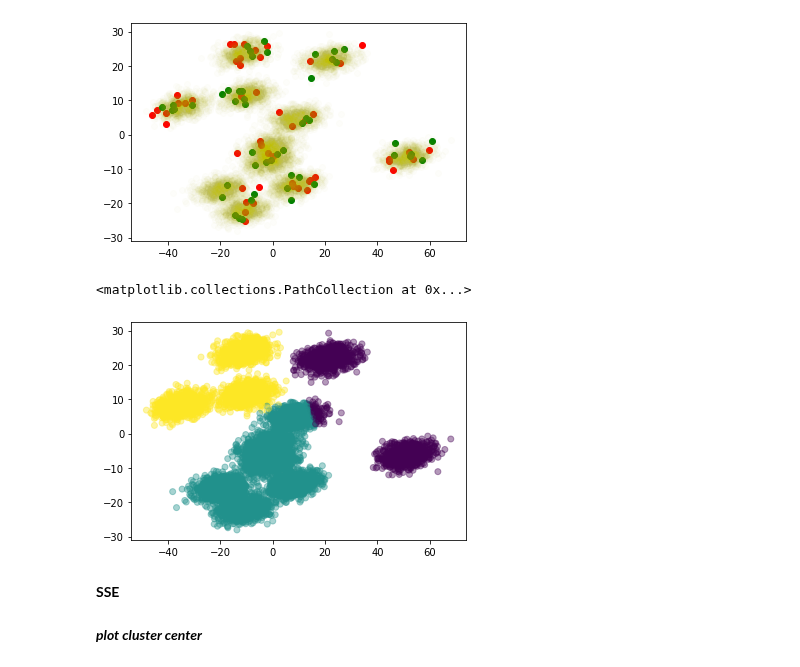
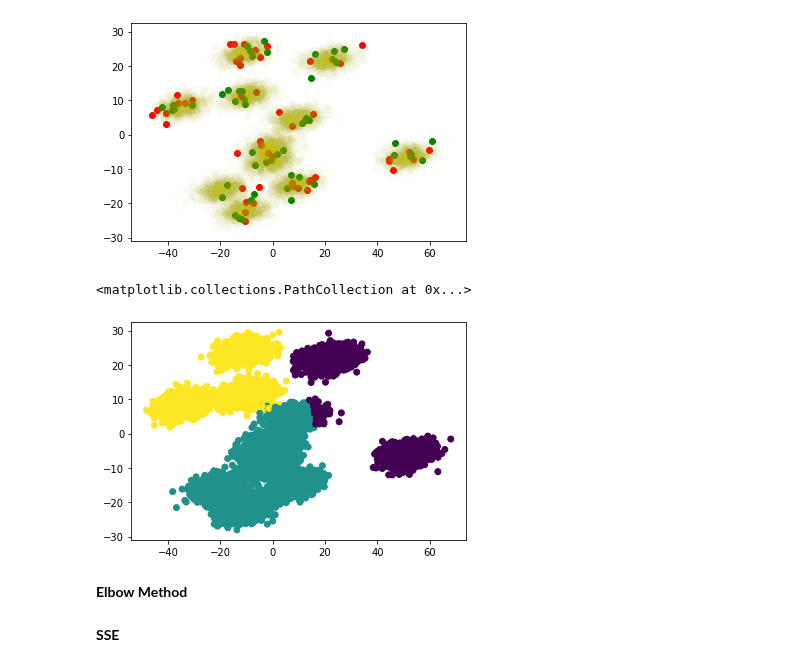
Before and after one commit to kittimaxz/multivariate, a Jupyter notebook: Multivariate_Exam.ipynb, the cells around one changed output. Drawn from its saved outputs; the diff is of its cells as text; code cells hidden in the pictures.

```diff
--- a/Multivariate_Exam.ipynb
+++ b/Multivariate_Exam.ipynb
@@ -191,12 +193,12 @@ plt.plot(new_pca[100:,0],new_pca[100:,1],'oy',alpha=0.02)
 # %%
 kmeans=KMeans(n_clusters=3,random_state=2021)
 kmeans.fit(Data)
 y=kmeans.predict(Data)
-plt.scatter(new_pca[:,0],new_pca[:,1],c=y,alpha=0.4)
+plt.scatter(new_pca[:,0],new_pca[:,1],c=y)
 # %% [output]
 <matplotlib.collections.PathCollection at 0x...>
-[figure, old version]
+[figure, new version]
+# %% [markdown]
+**Elbow Method**
 # %% [markdown]
 **SSE**
-# %% [markdown]
-***plot cluster center***
```
Also changed, not shown: parts of 17 cells of this notebook.
